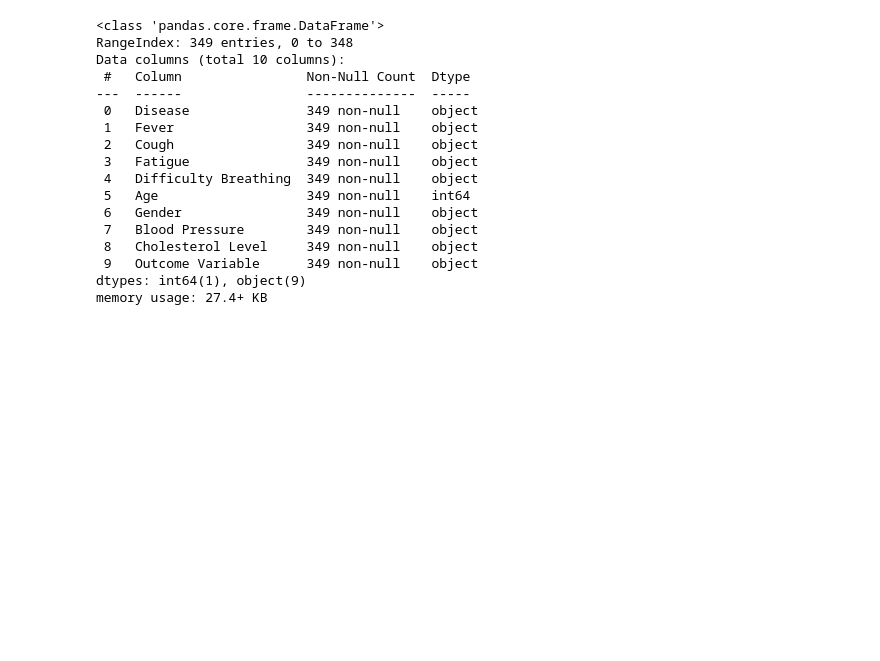
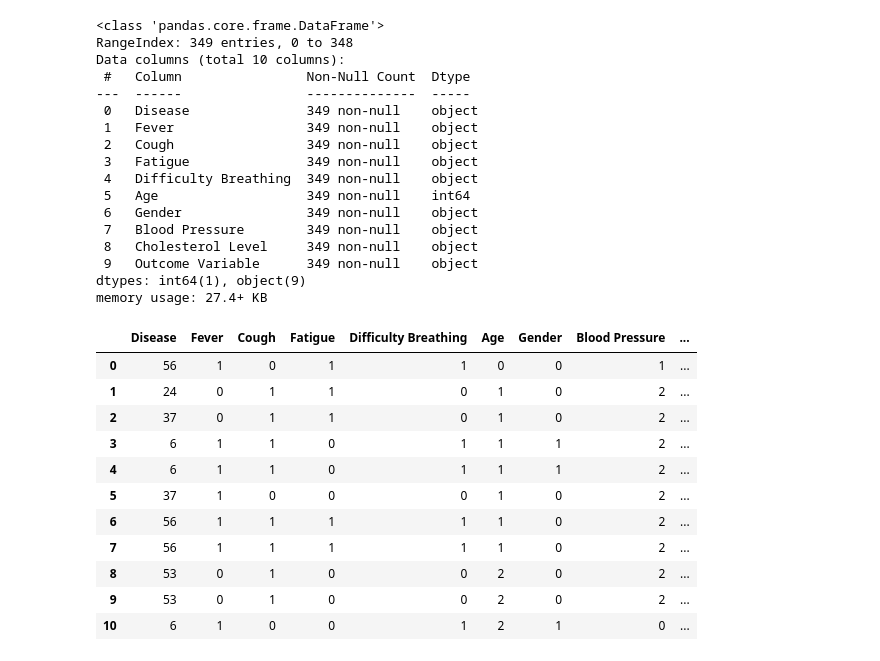
Before and after one commit to karany2288/A.I, a Jupyter notebook: Naive_bayes_classifier.ipynb, the cells around one changed output. Drawn from its saved outputs; the diff is of its cells as text; code cells hidden in the pictures; blank space fills up the shorter version.

```diff
--- a/Naive_bayes_classifier.ipynb
+++ b/Naive_bayes_classifier.ipynb
@@ -73,3 +77,18 @@ df['Cholesterol Level']=le.fit_transform(df['Cholesterol Level'])
+# %%
+df.head(11)
+# %% [output]
+|  | Disease | Fever | Cough | Fatigue | Difficulty Breathing | Age | Gender | Blood Pressure | ... |
+| 0 | 56 | 1 | 0 | 1 | 1 | 0 | 0 | 1 | ... |
+| 1 | 24 | 0 | 1 | 1 | 0 | 1 | 0 | 2 | ... |
+| 2 | 37 | 0 | 1 | 1 | 0 | 1 | 0 | 2 | ... |
+| 3 | 6 | 1 | 1 | 0 | 1 | 1 | 1 | 2 | ... |
+| 4 | 6 | 1 | 1 | 0 | 1 | 1 | 1 | 2 | ... |
+| 5 | 37 | 1 | 0 | 0 | 0 | 1 | 0 | 2 | ... |
+| 6 | 56 | 1 | 1 | 1 | 1 | 1 | 0 | 2 | ... |
+| 7 | 56 | 1 | 1 | 1 | 1 | 1 | 0 | 2 | ... |
+| 8 | 53 | 0 | 1 | 0 | 0 | 2 | 0 | 2 | ... |
+| 9 | 53 | 0 | 1 | 0 | 0 | 2 | 0 | 2 | ... |
+| 10 | 6 | 1 | 0 | 0 | 1 | 2 | 1 | 0 | ... |
 # %%
 df.info()
 # %% [output]
```
Also changed, not shown: parts of 13 cells of this notebook.
